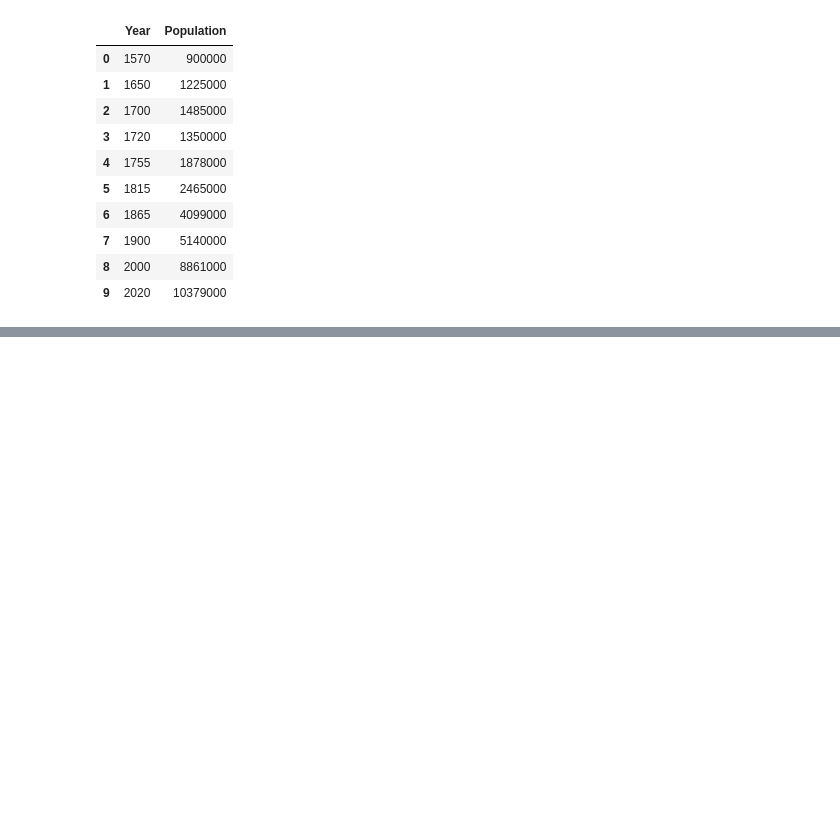
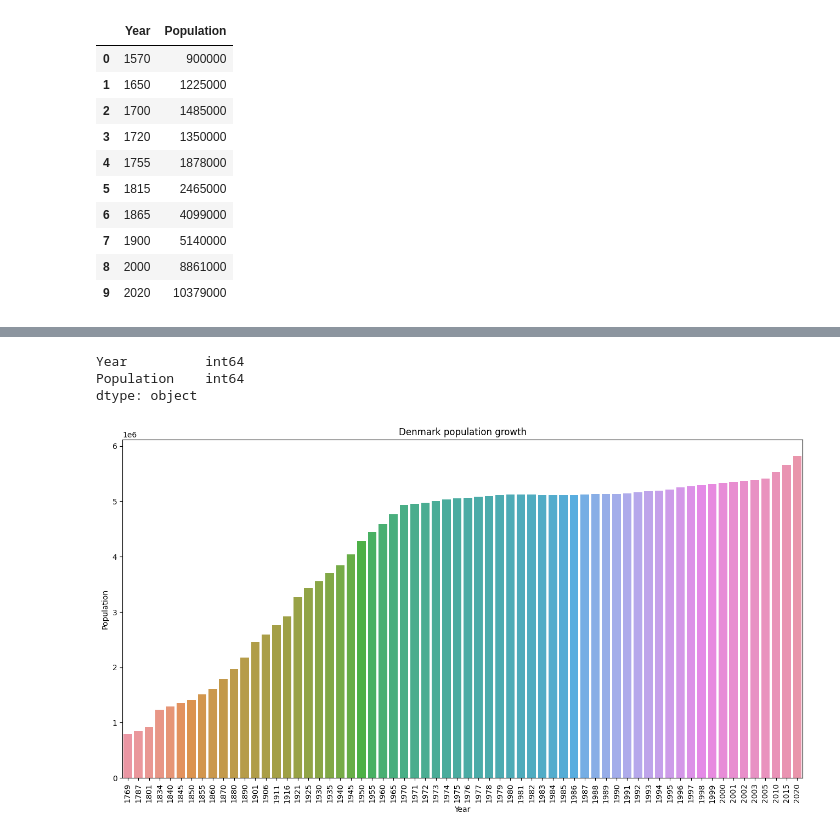
Before and after one commit to jvesand/data-processing-johan-sandberg, a Jupyter notebook: Exercises/E03_merging.ipynb, the cells around one changed output, grey strips where cells are left out. Cells and saved outputs as stored; diff of their text form; code cells hidden in the pictures; blank space fills up the shorter version.

```diff
--- a/Exercises/E03_merging.ipynb
+++ b/Exercises/E03_merging.ipynb
@@ -74,0 +139,10 @@ ax.plot(swe_table)
+# %%
+df_den = pd.read_html("https://da.wikipedia.org/wiki/Danmarks_demografi", match="Befolkning")[0]
+
+df_den1 = df_den.iloc[:,:-2]
+df_den1.rename({"År": "Year", "Befolkning pr. 1. januar": "Population"}, axis=1, inplace=True)
+df_den2 = df_den.iloc[2:,2:]
+df_den2.rename({"År.1": "Year", "Befolkning pr. 1. januar.1": "Population"}, axis=1, inplace=True)
+
+df_den = pd.concat([df_den1, df_den2]).reset_index().drop("index", axis=1)
+df_den.tail()
@@ -74,0 +156,23 @@ ax.plot(swe_table)
+# %%
+# type conversion to int
+df_den["Year"] = df_den["Year"].astype(int)
+df_den["Population"] = df_den["Population"].replace(r"\[5\]", "", regex=True)
+df_den["Population"] = df_den["Population"].replace(r"\.", "", regex=True).astype(int)
+
+df_den.dtypes
+# %% [output]
+Year          int64
+Population    int64
+dtype: object
+# %%
+df_den = df_den[df_den["Year"] >= 1769]
+# %%
+# plot denmarks population growth with seaborn
+plt.figure(figsize=(16,8))
+plt.title("Denmark population growth")
+ax = sns.barplot(df_den, x = "Year", y = "Population")
+
+# rotate year labels
+ax.set_xticklabels(ax.get_xticklabels(), rotation = 90);
+# %% [output]
+[figure, added]
```
Also changed, not shown: parts of 30 cells of this notebook, 1 other file.
